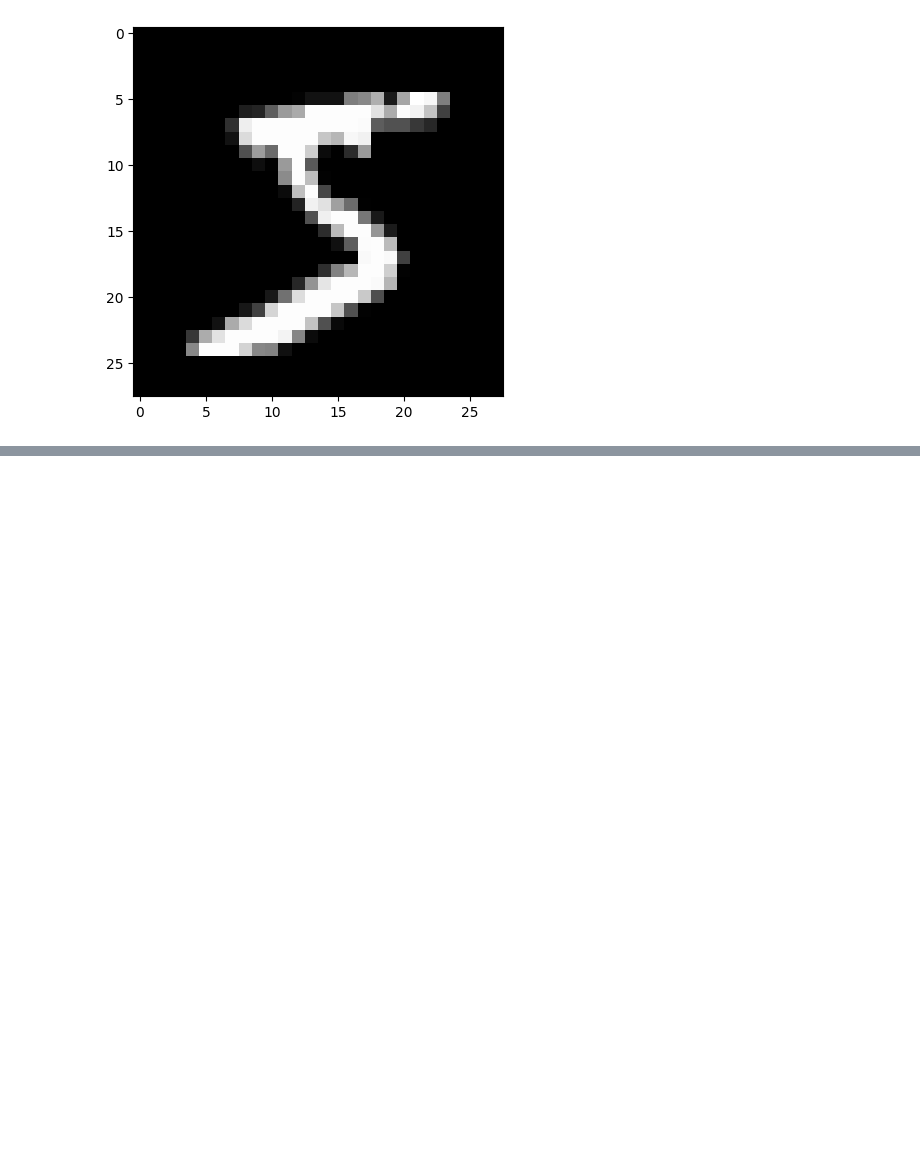
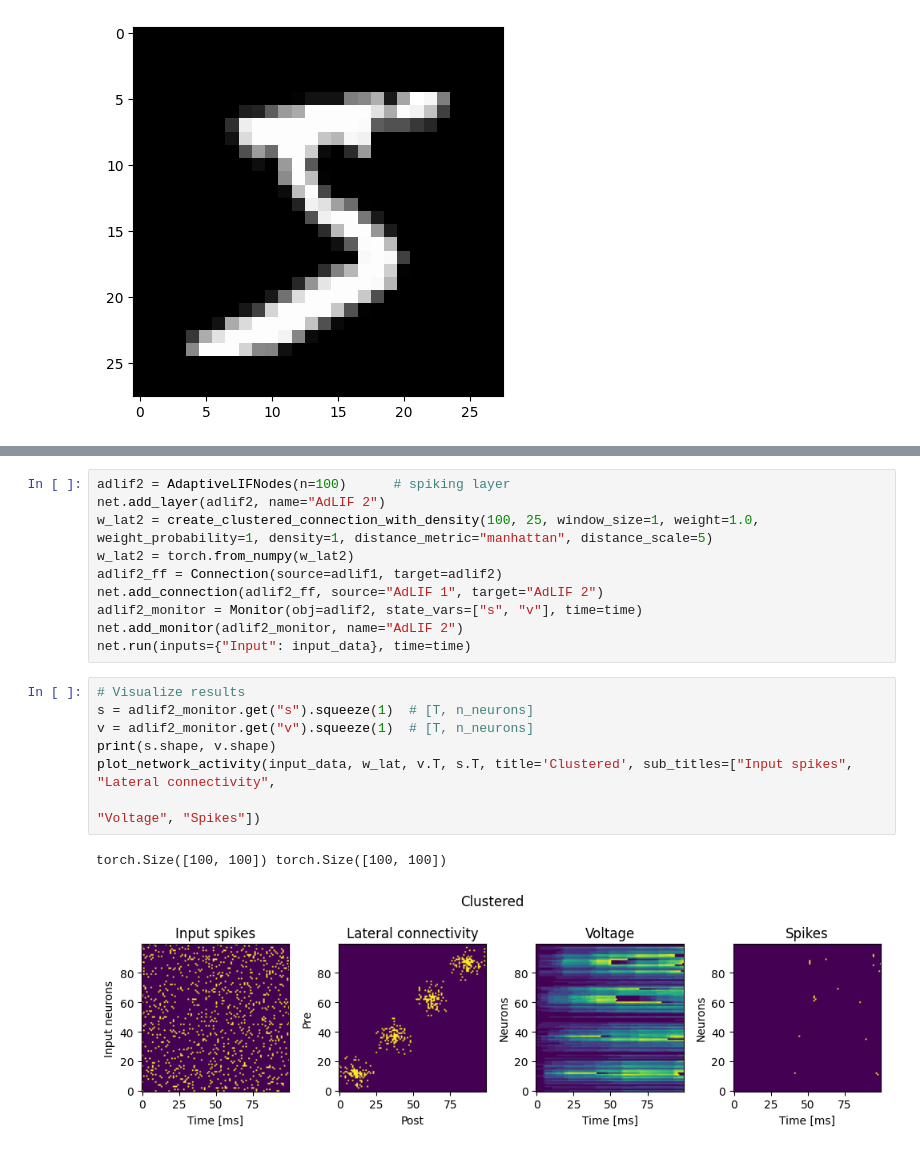
Before and after one commit to H-27/spiking-network-info-transmission, a Jupyter notebook: src/demo_model.ipynb, the cells around one changed output, grey strips where cells are left out. Drawn from its saved outputs; the diff is of its cells as text; blank space fills up the shorter version.

```diff
--- a/src/demo_model.ipynb
+++ b/src/demo_model.ipynb
@@ -79,0 +137,20 @@ plt.show()
+# %%
+adlif2 = AdaptiveLIFNodes(n=100)      # spiking layer
+net.add_layer(adlif2, name="AdLIF 2")
+w_lat2 = create_clustered_connection_with_density(100, 25, window_size=1, weight=1.0, weight_probability=1, density=1, distance_metric="manhattan", distance_scale=5)
+w_lat2 = torch.from_numpy(w_lat2)
+adlif2_ff = Connection(source=adlif1, target=adlif2)
+net.add_connection(adlif2_ff, source="AdLIF 1", target="AdLIF 2")
+adlif2_monitor = Monitor(obj=adlif2, state_vars=["s", "v"], time=time)
+net.add_monitor(adlif2_monitor, name="AdLIF 2")
+net.run(inputs={"Input": input_data}, time=time)
+# %%
+# Visualize results
+s = adlif2_monitor.get("s").squeeze(1)  # [T, n_neurons]
+v = adlif2_monitor.get("v").squeeze(1)  # [T, n_neurons]
+print(s.shape, v.shape)
+plot_network_activity(input_data, w_lat, v.T, s.T, title='Clustered', sub_titles=["Input spikes", "Lateral connectivity",
+                                                                                                              "Voltage", "Spikes"])
+# %% [output]
+torch.Size([100, 100]) torch.Size([100, 100])
+[figure, added]
```
Also changed, not shown: parts of 10 cells of this notebook, 5 other files.
